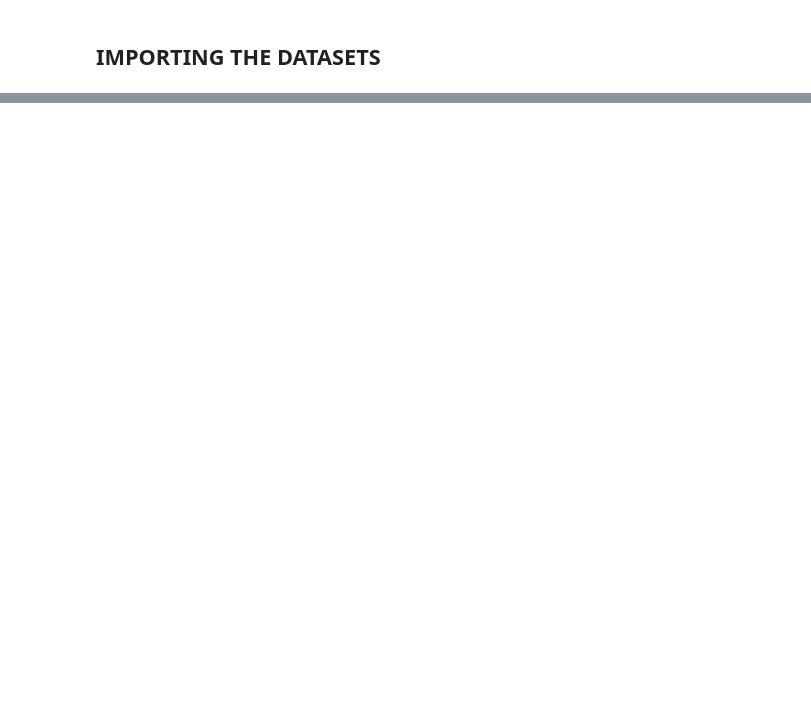
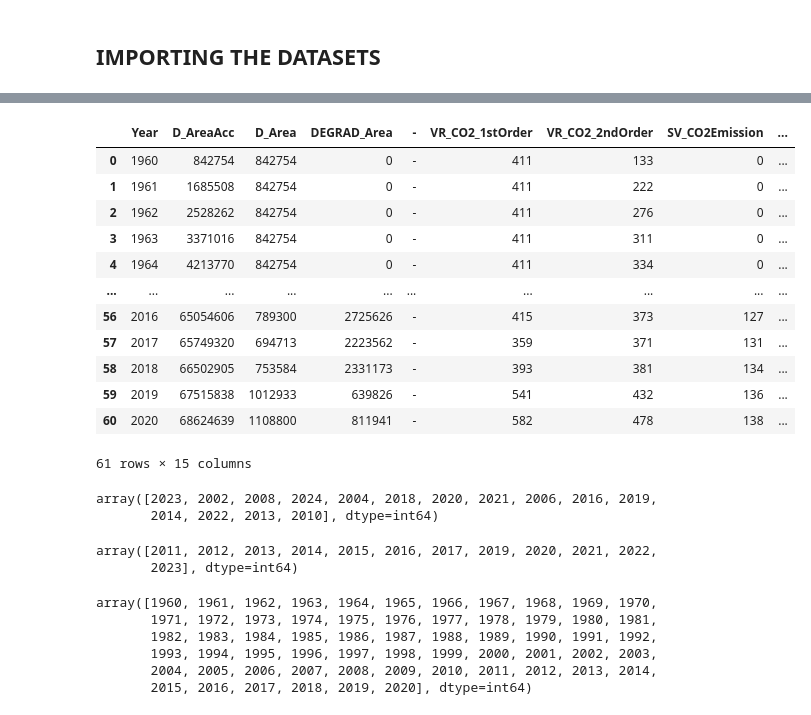
Before and after one commit to 2022171/Capstone_Problem_Solving_for_Industry_Carlos2022171, a Jupyter notebook: CapstoneProject_Carlos2022171(WORK).ipynb, the cells around one changed output, grey strips where cells are left out. Drawn from its saved outputs; the diff is of its cells as text; code cells hidden in the pictures; blank space fills up the shorter version.

Commit message:
Doing an EDA for the project
-Checked data types, null values, duplicates, descriptive sstatistics unique year.

```diff
--- a/CapstoneProject_Carlos2022171(WORK).ipynb
+++ b/CapstoneProject_Carlos2022171(WORK).ipynb
@@ -53,4 +55,4 @@ livestock.to_csv("beef_amazon.csv", index=False)
 # %%
 deforestation_df = pd.read_csv("prodes_amazon_legal.csv")
 beef_df = pd.read_csv("beef_amazon.csv")
-co2_df = pd.read_excel("inpe_EM_BRAmz_results.xlsx")
+co2_df = pd.read_excel("inpe_EM_BRAmz_results.xlsx", sheet_name = "Com degradação", skiprows=10)
@@ -56,0 +78,35 @@ co2_df = pd.read_excel("inpe_EM_BRAmz_results.xlsx")
+# %%
+co2_df
+# %% [output]
+|  | Year | D_AreaAcc | D_Area | DEGRAD_Area | - | VR_CO2_1stOrder | VR_CO2_2ndOrder | SV_CO2Emission | ... |
+| 0 | 1960 | 842754 | 842754 | 0 | - | 411 | 133 | 0 | ... |
+| 1 | 1961 | 1685508 | 842754 | 0 | - | 411 | 222 | 0 | ... |
+| 2 | 1962 | 2528262 | 842754 | 0 | - | 411 | 276 | 0 | ... |
+| 3 | 1963 | 3371016 | 842754 | 0 | - | 411 | 311 | 0 | ... |
+| 4 | 1964 | 4213770 | 842754 | 0 | - | 411 | 334 | 0 | ... |
+| ... | ... | ... | ... | ... | ... | ... | ... | ... | ... |
+| 56 | 2016 | 65054606 | 789300 | 2725626 | - | 415 | 373 | 127 | ... |
+| 57 | 2017 | 65749320 | 694713 | 2223562 | - | 359 | 371 | 131 | ... |
+| 58 | 2018 | 66502905 | 753584 | 2331173 | - | 393 | 381 | 134 | ... |
+| 59 | 2019 | 67515838 | 1012933 | 639826 | - | 541 | 432 | 136 | ... |
+| 60 | 2020 | 68624639 | 1108800 | 811941 | - | 582 | 478 | 138 | ... |
+61 rows × 15 columns
+# %%
+deforestation_df['year'].unique()
+# %% [output]
+array([2023, 2002, 2008, 2024, 2004, 2018, 2020, 2021, 2006, 2016, 2019,
+       2014, 2022, 2013, 2010], dtype=int64)
+# %%
+beef_df['year'].unique()
+# %% [output]
+array([2011, 2012, 2013, 2014, 2015, 2016, 2017, 2019, 2020, 2021, 2022,
+       2023], dtype=int64)
+# %%
+co2_df['Year'].unique()
+# %% [output]
+array([1960, 1961, 1962, 1963, 1964, 1965, 1966, 1967, 1968, 1969, 1970,
+       1971, 1972, 1973, 1974, 1975, 1976, 1977, 1978, 1979, 1980, 1981,
+       1982, 1983, 1984, 1985, 1986, 1987, 1988, 1989, 1990, 1991, 1992,
+       1993, 1994, 1995, 1996, 1997, 1998, 1999, 2000, 2001, 2002, 2003,
+       2004, 2005, 2006, 2007, 2008, 2009, 2010, 2011, 2012, 2013, 2014,
+       2015, 2016, 2017, 2018, 2019, 2020], dtype=int64)
```
Also changed, not shown: parts of 17 cells of this notebook.
